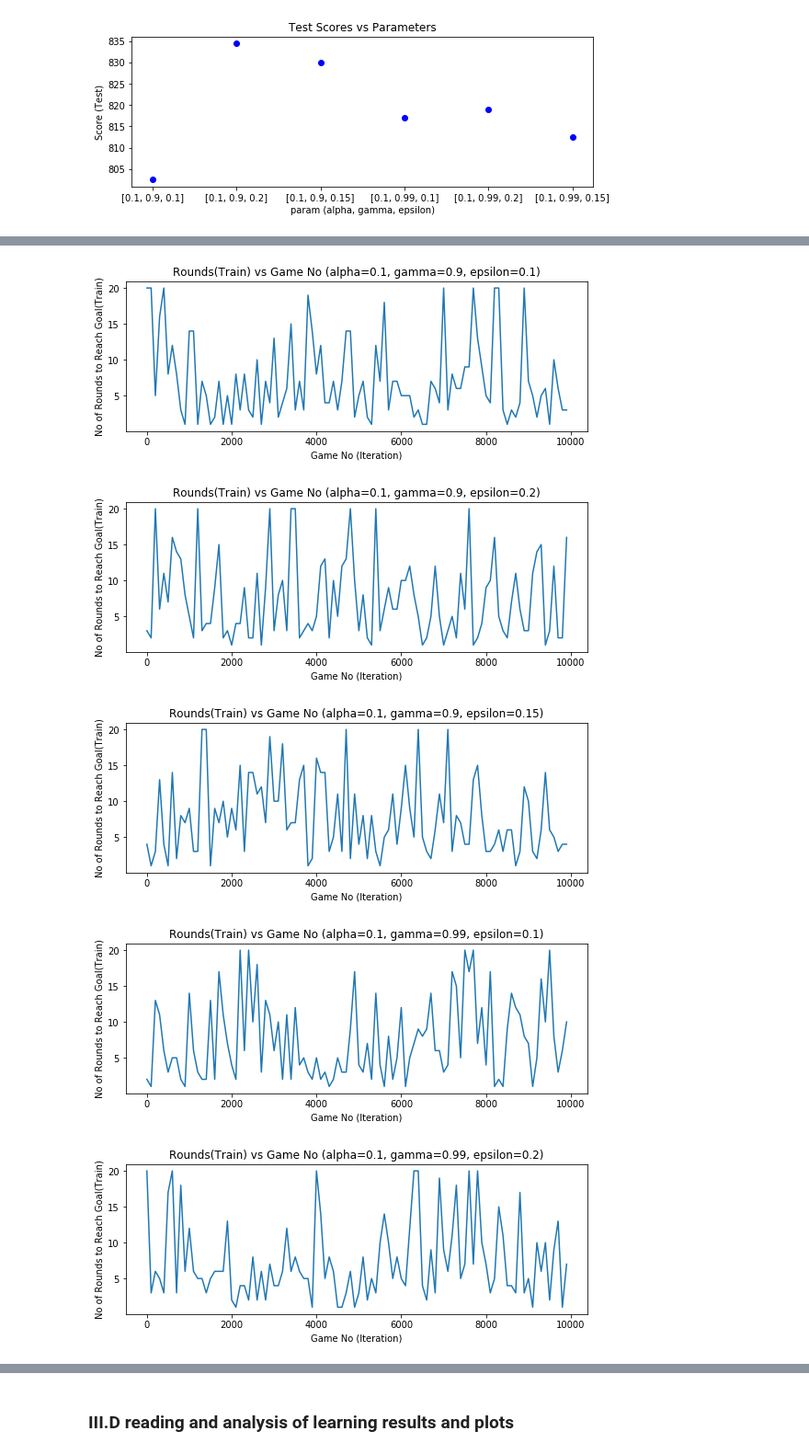
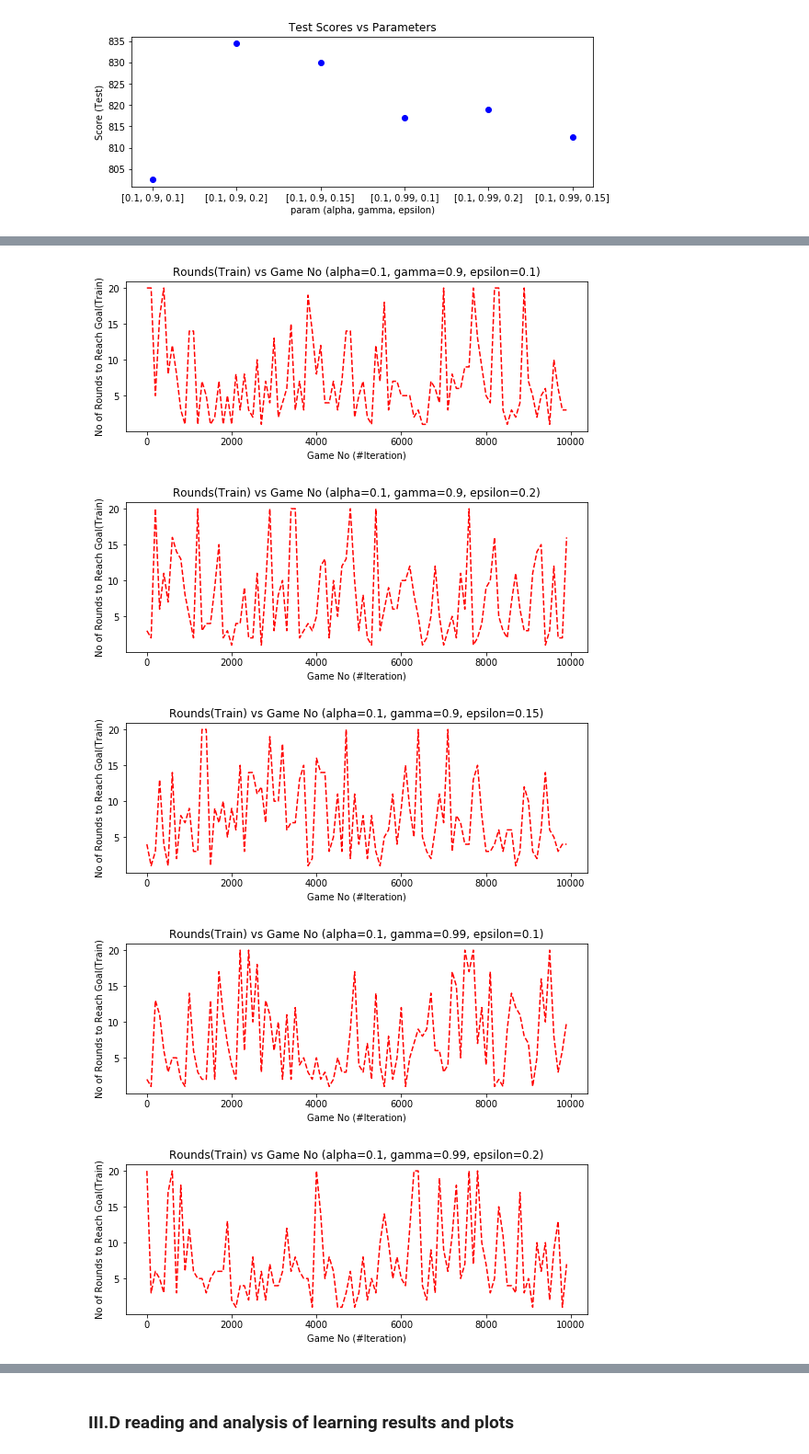
Before and after one commit to hasanjawad001/ML_ReinforcementLearning_Game_Rummy, a Jupyter notebook: assignment_4.ipynb, the cells around one changed output, grey strips where cells are left out. Shown at 92% size. Cells and saved outputs as stored; diff of their text form; code cells hidden in the pictures.

```diff
--- a/assignment_4.ipynb
+++ b/assignment_4.ipynb
@@ -921,8 +921,8 @@ for elem in param_score_agent_rewards_steps_list:
     l= list(range(10000))
     x= l[0:10000:100]
     y = rewards[0:10000:100]
-    plt.plot( x, y, '-'   )
+    plt.plot( x, y, '-b'   )
     plt.ylabel('Rewards(Train)')
-    plt.xlabel('Game No (Iteration)')
+    plt.xlabel('Game No (#Iteration)')
     plt.title( str('Rewards(Train) vs Game No (alpha=%s, gamma=%s, epsilon=%s)'%(param[0], param[1], param[2]) ) )
 # %% [output]
@@ -935,18 +935,18 @@ for elem in param_score_agent_rewards_steps_list:
 # %%
 for elem in param_score_agent_rewards_steps_list:
     fig = plt.figure(figsize=(9,3))
     param = elem[0]
     rounds = elem[4]
     l= list(range(10000))
     x= l[0:10000:100]
     y = rounds[0:10000:100]
-    plt.plot( x, y, '-'   )
+    plt.plot( x, y, '--r'   )
     plt.ylabel('No of Rounds to Reach Goal(Train)')
-    plt.xlabel('Game No (Iteration)')
+    plt.xlabel('Game No (#Iteration)')
     plt.title( str('Rounds(Train) vs Game No (alpha=%s, gamma=%s, epsilon=%s)'%(param[0], param[1], param[2]) ) )
 # %% [output]
-[figure, old version]
+[figure, new version]
-[figure, old version]
+[figure, new version]
-[figure, old version]
+[figure, new version]
-[figure, old version]
+[figure, new version]
-[figure, old version]
+[figure, new version]
```
Also changed, not shown: parts of 2 cells of this notebook.
